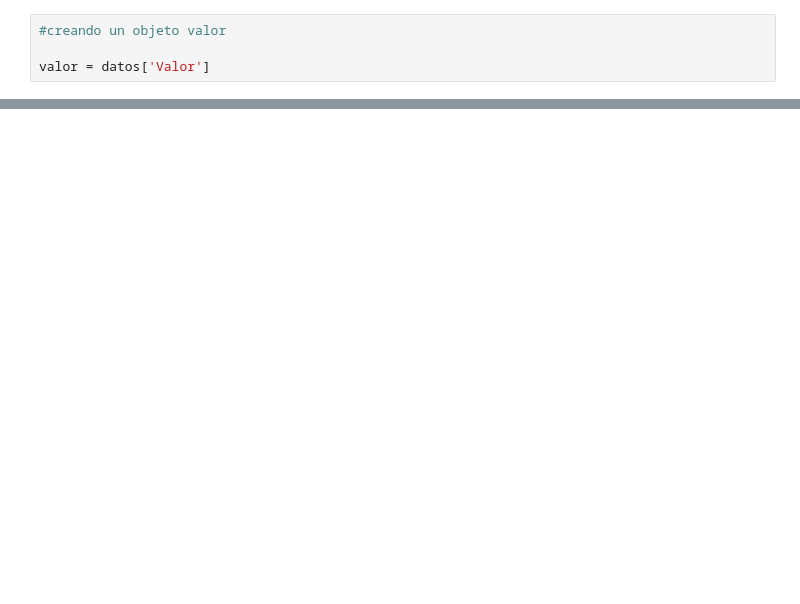
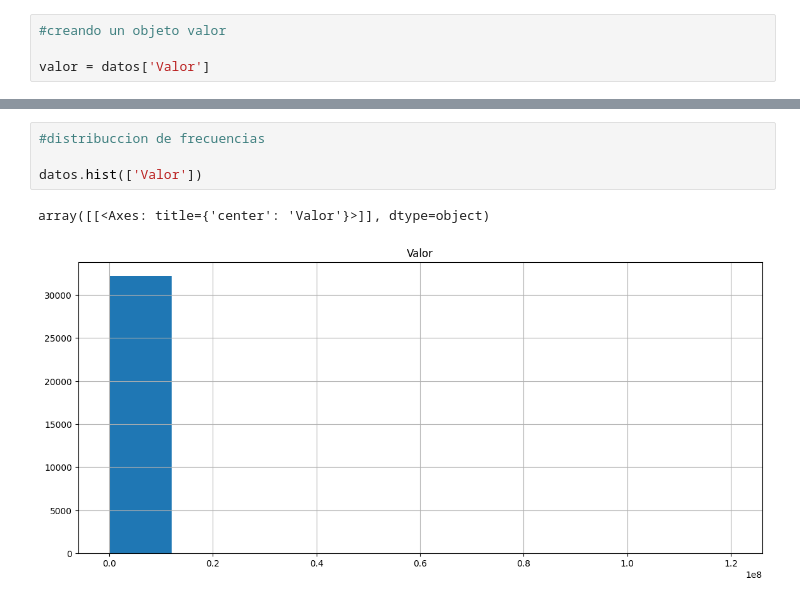
Before and after one commit to AdrianCPC/Data_analysis_rentals, a Jupyter notebook: Base_de_Datos.ipynb, the cells around one changed output, grey strips where cells are left out. Drawn from its saved outputs; the diff is of its cells as text; blank space fills up the shorter version.

```diff
--- a/Base_de_Datos.ipynb
+++ b/Base_de_Datos.ipynb
@@ -1503,0 +1519,7 @@ valor = datos['Valor']
+# %%
+#distribuccion de frecuencias
+
+datos.hist(['Valor'])
+# %% [output]
+array([[<Axes: title={'center': 'Valor'}>]], dtype=object)
+[figure, added]
```
Also changed, not shown: parts of 19 cells of this notebook.
